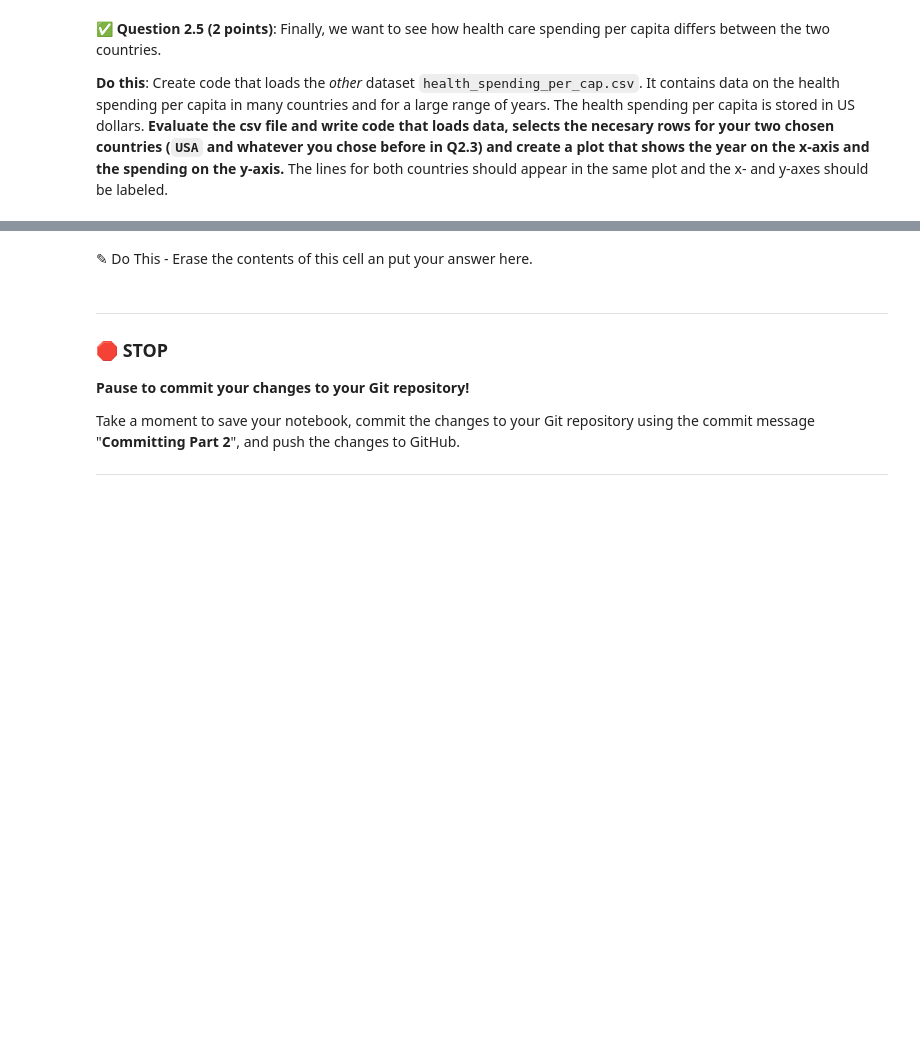
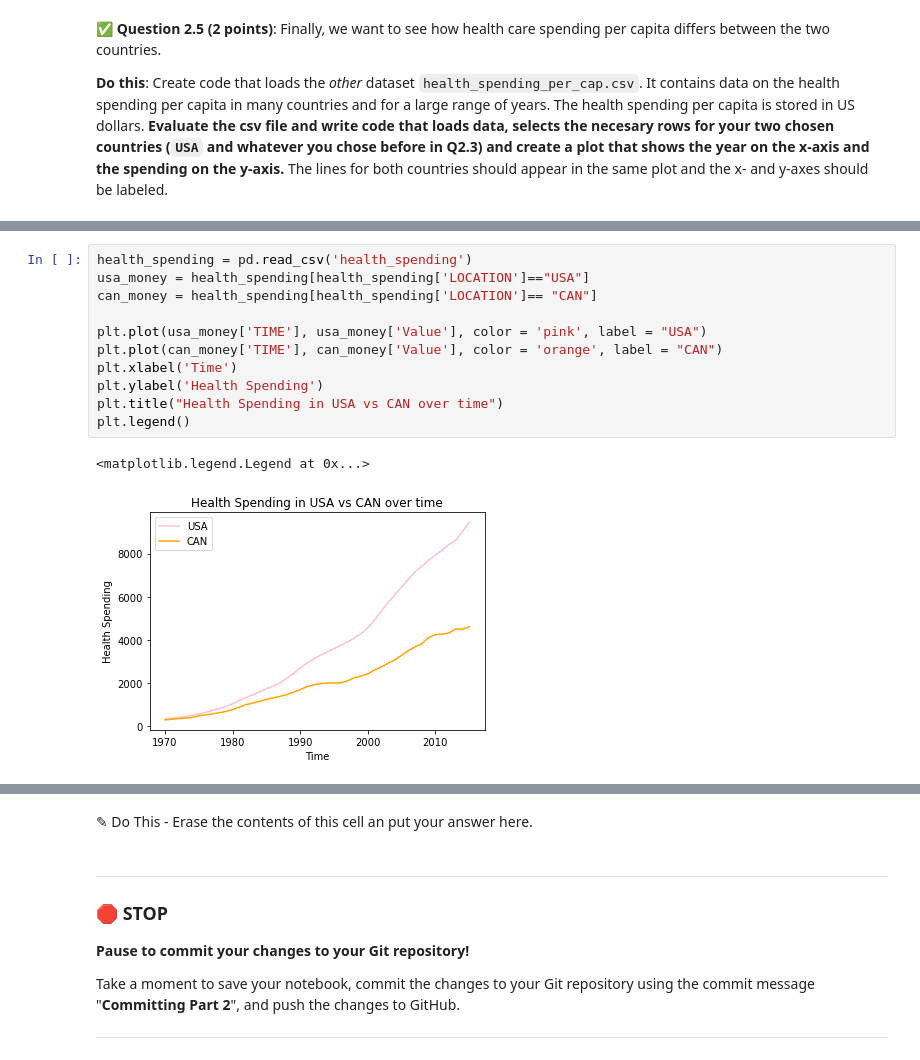
Before and after one commit to dcarmstron9/CMSE202-s23-turnin, a Jupyter notebook: midterm practice.ipynb, the cells around one changed output, grey strips where cells are left out. Saved outputs shown, nothing was run; the diff lists cells and outputs as text; blank space fills up the shorter version.

```diff
--- a/midterm practice.ipynb
+++ b/midterm practice.ipynb
@@ -90,3 +139,17 @@ You will need to download two files from this repository, `health_spending_per_c
+# %%
+health_spending = pd.read_csv('health_spending')
+usa_money = health_spending[health_spending['LOCATION']=="USA"]
+can_money = health_spending[health_spending['LOCATION']== "CAN"]
+
+plt.plot(usa_money['TIME'], usa_money['Value'], color = 'pink', label = "USA")
+plt.plot(can_money['TIME'], can_money['Value'], color = 'orange', label = "CAN")
+plt.xlabel('Time')
+plt.ylabel('Health Spending')
+plt.title("Health Spending in USA vs CAN over time")
+plt.legend()
+# %% [output]
+<matplotlib.legend.Legend at 0x...>
+[figure, added]
 # %% [markdown]
 &#9989; **Question 2.6 (1 point)**: The BuzzFeed article linked above uses a different way to visualize this data.
 
```
Also changed, not shown: parts of 12 cells of this notebook.
